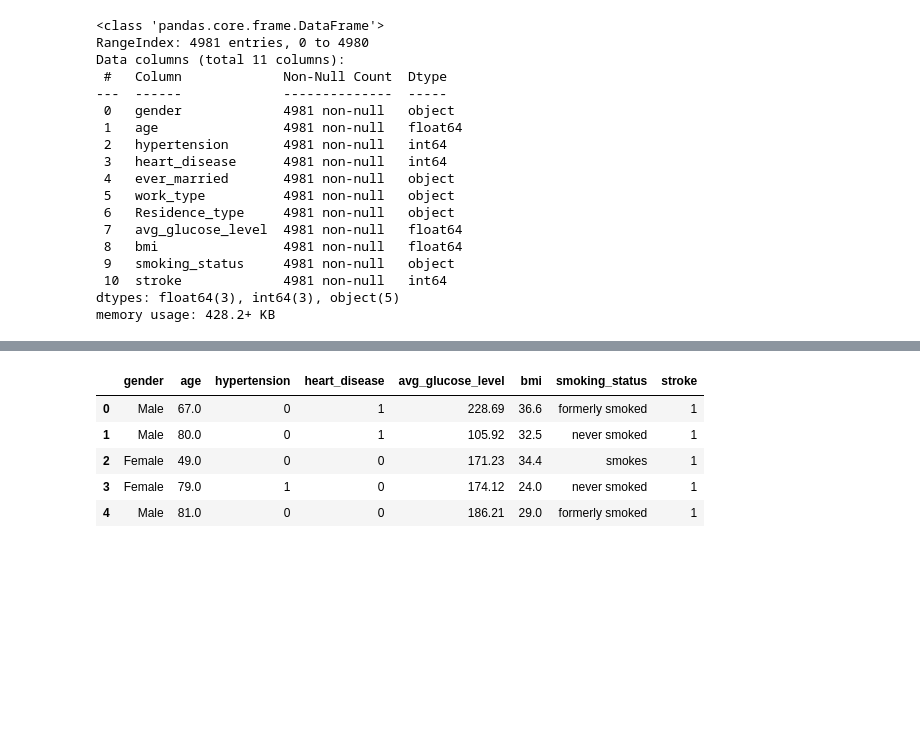
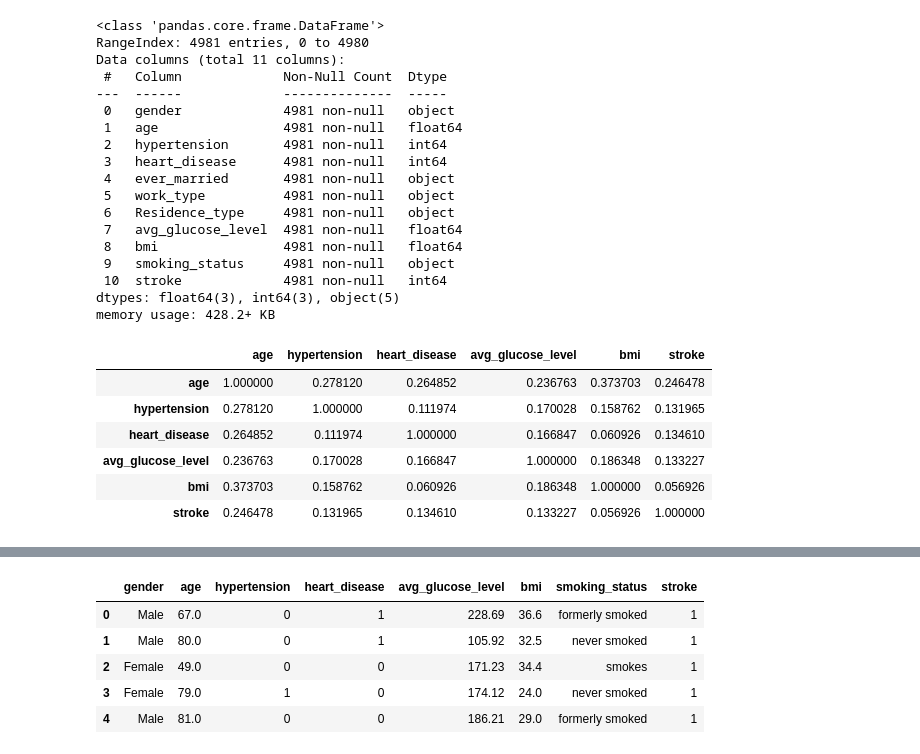
Before and after one commit to gabrielnunesmarques/MachineLearning, a Jupyter notebook: brainstroke.ipynb, the cells around one changed output, grey strips where cells are left out. Saved outputs shown, nothing was run; the diff lists cells and outputs as text; code cells hidden in the pictures; blank space fills up the shorter version.

```diff
--- a/brainstroke.ipynb
+++ b/brainstroke.ipynb
@@ -46,3 +46,13 @@ Data columns (total 11 columns):
  10  stroke             4981 non-null   int64
 dtypes: float64(3), int64(3), object(5)
 memory usage: 428.2+ KB
+# %%
+df.corr()
+# %% [output]
+|  | age | hypertension | heart_disease | avg_glucose_level | bmi | stroke |
+| age | 1.000000 | 0.278120 | 0.264852 | 0.236763 | 0.373703 | 0.246478 |
+| hypertension | 0.278120 | 1.000000 | 0.111974 | 0.170028 | 0.158762 | 0.131965 |
+| heart_disease | 0.264852 | 0.111974 | 1.000000 | 0.166847 | 0.060926 | 0.134610 |
+| avg_glucose_level | 0.236763 | 0.170028 | 0.166847 | 1.000000 | 0.186348 | 0.133227 |
+| bmi | 0.373703 | 0.158762 | 0.060926 | 0.186348 | 1.000000 | 0.056926 |
+| stroke | 0.246478 | 0.131965 | 0.134610 | 0.133227 | 0.056926 | 1.000000 |
```
Also changed, not shown: parts of 23 cells of this notebook.
